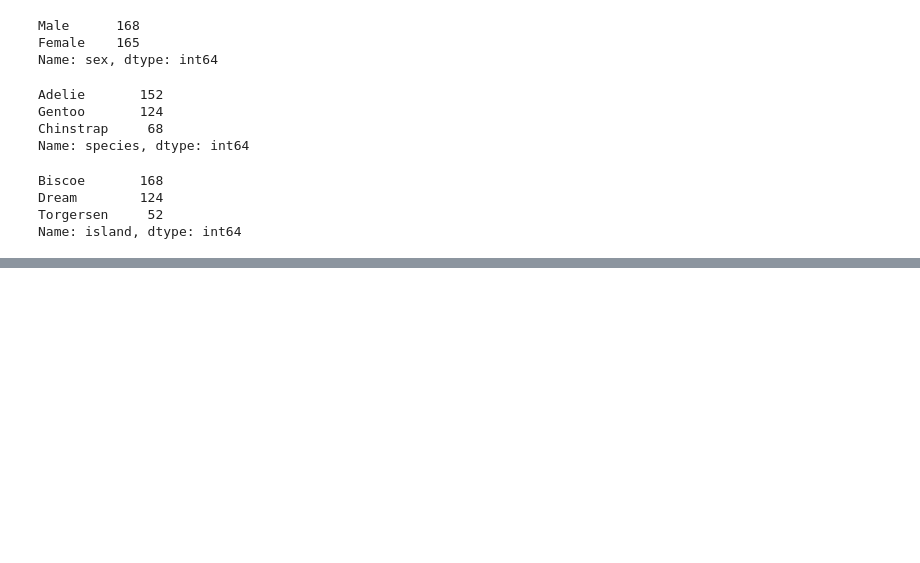
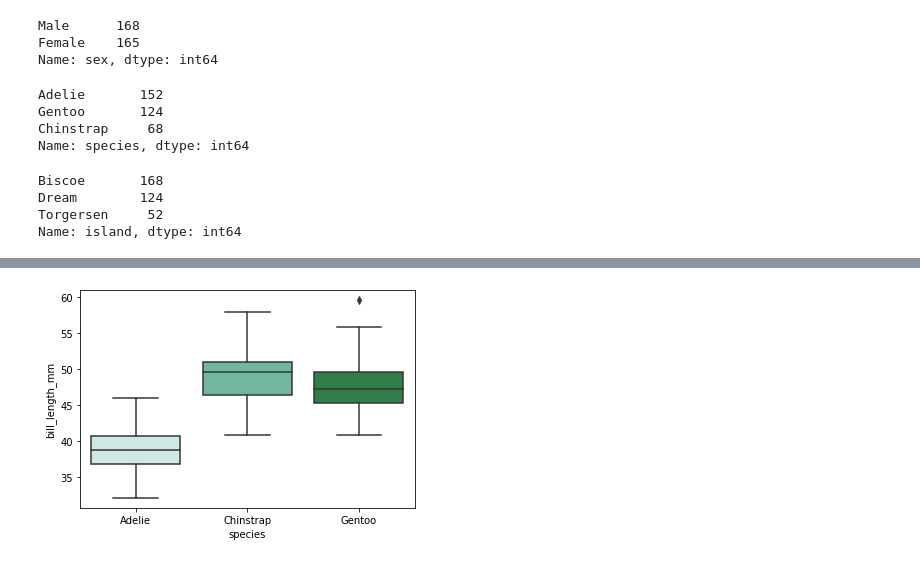
Before and after one commit to Mmarcos01/data-visualization, a Jupyter notebook: viz-a.ipynb, the cells around one changed output, grey strips where cells are left out. Saved outputs shown, nothing was run; the diff lists cells and outputs as text; code cells hidden in the pictures; blank space fills up the shorter version.

```diff
--- a/viz-a.ipynb
+++ b/viz-a.ipynb
@@ -105,0 +137,4 @@ plt.legend(bbox_to_anchor=(1.05, 1), loc=2, borderaxespad=0.)
+# %%
+sns.boxplot(data=df, x='species', y='bill_length_mm', palette='BuGn');
+# %% [output]
+[figure, added]
```
Also changed, not shown: parts of 18 cells of this notebook.
